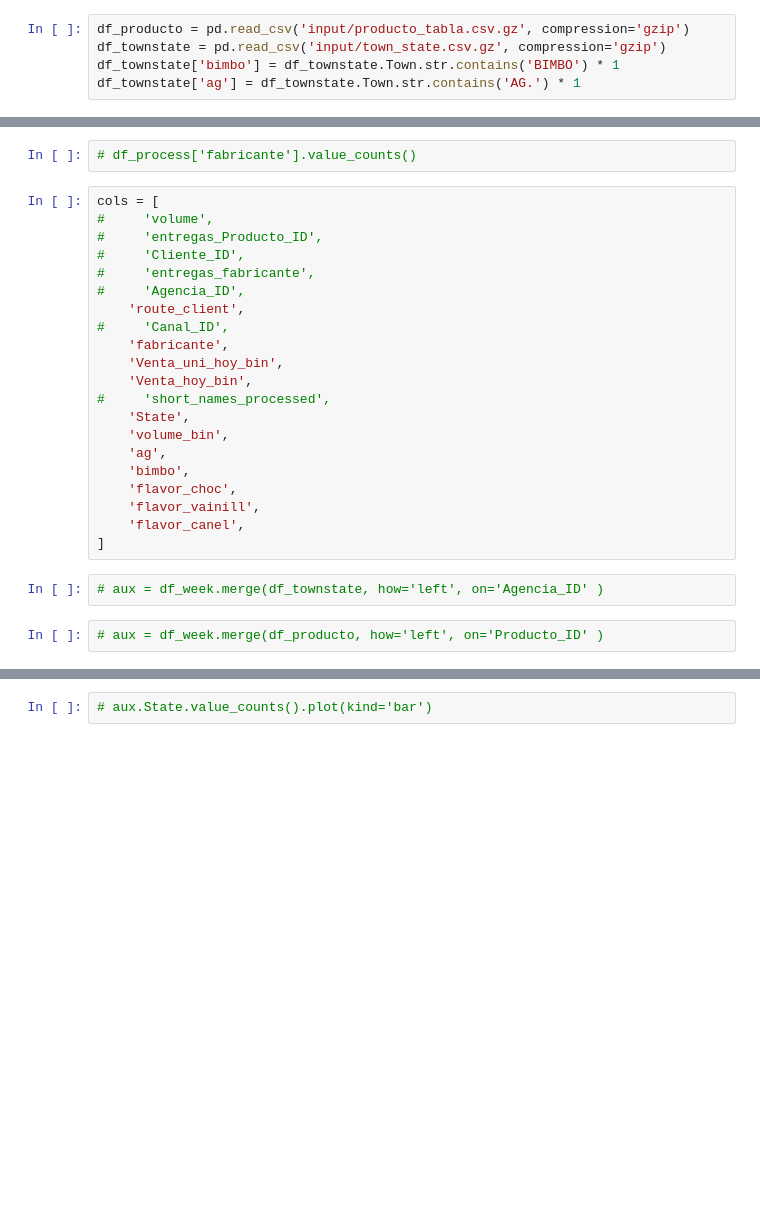
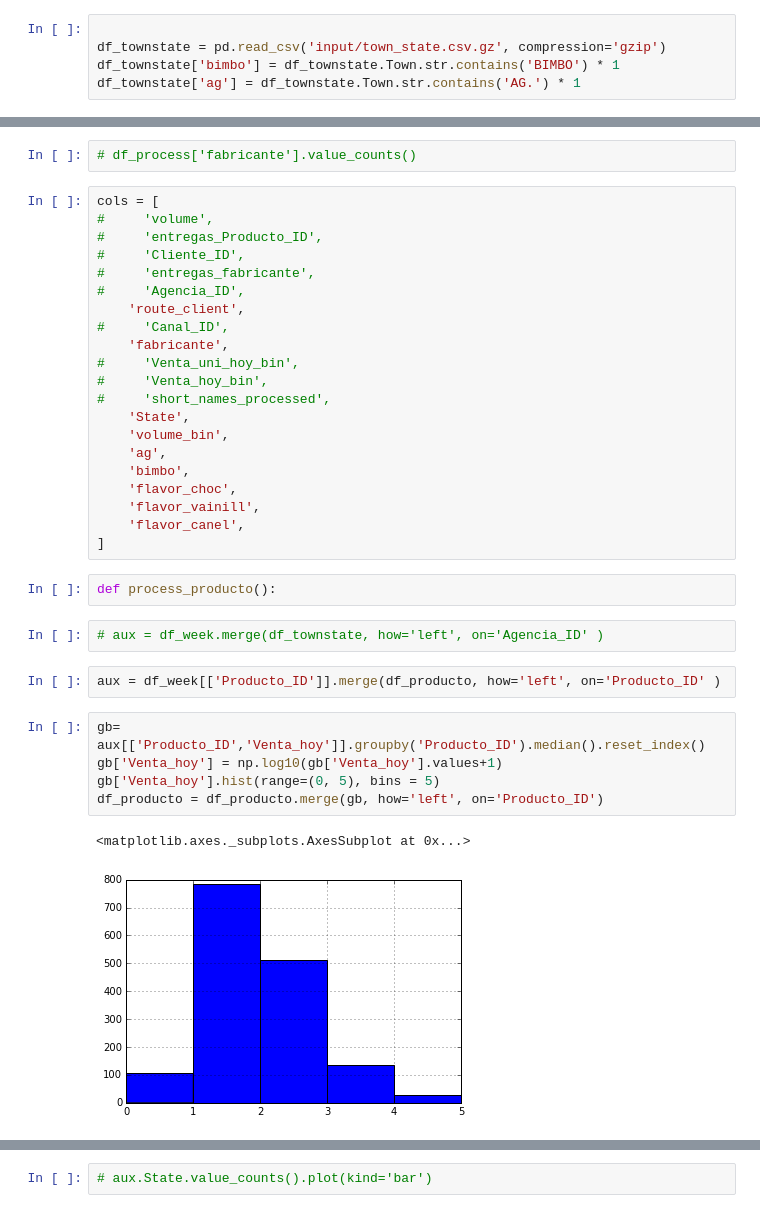
Before and after one commit to seitin/bimbo, a Jupyter notebook: initial_ml.ipynb, the cells around one changed output, grey strips where cells are left out. Cells and saved outputs as stored; diff of their text form; blank space fills up the shorter version.

```diff
--- a/initial_ml.ipynb
+++ b/initial_ml.ipynb
@@ -10,7 +10,7 @@ stop_words = stopwords.words('spanish')
 # %%
 pd.options.display.max_rows = 30
 # %%
-df_producto = pd.read_csv('input/producto_tabla.csv.gz', compression='gzip')
+
 df_townstate = pd.read_csv('input/town_state.csv.gz', compression='gzip')
 df_townstate['bimbo'] = df_townstate.Town.str.contains('BIMBO') * 1
 df_townstate['ag'] = df_townstate.Town.str.contains('AG.') * 1
@@ -160,8 +160,8 @@ cols = [
     'route_client',
 #     'Canal_ID',
     'fabricante',
-    'Venta_uni_hoy_bin',
-    'Venta_hoy_bin',
+#     'Venta_uni_hoy_bin',
+#     'Venta_hoy_bin',
 #     'short_names_processed',
     'State',
     'volume_bin',
@@ -171,7 +171,17 @@ cols = [
     'flavor_vainill',
     'flavor_canel',
 ]
+# %%
+def process_producto():
 # %%
 # aux = df_week.merge(df_townstate, how='left', on='Agencia_ID' )
 # %%
-# aux = df_week.merge(df_producto, how='left', on='Producto_ID' )
+aux = df_week[['Producto_ID']].merge(df_producto, how='left', on='Producto_ID' )
+# %%
+gb= aux[['Producto_ID','Venta_hoy']].groupby('Producto_ID').median().reset_index()
+gb['Venta_hoy'] = np.log10(gb['Venta_hoy'].values+1)
+gb['Venta_hoy'].hist(range=(0, 5), bins = 5)
+df_producto = df_producto.merge(gb, how='left', on='Producto_ID')
+# %% [output]
+<matplotlib.axes._subplots.AxesSubplot at 0x...>
+[figure, added]
```
Also changed, not shown: parts of 12 cells of this notebook.
